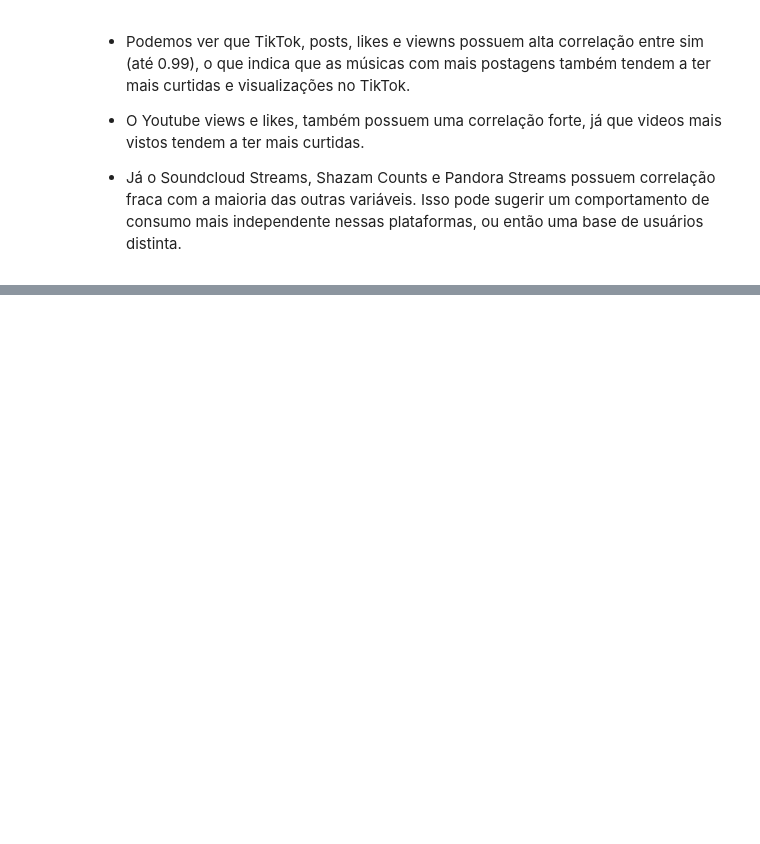
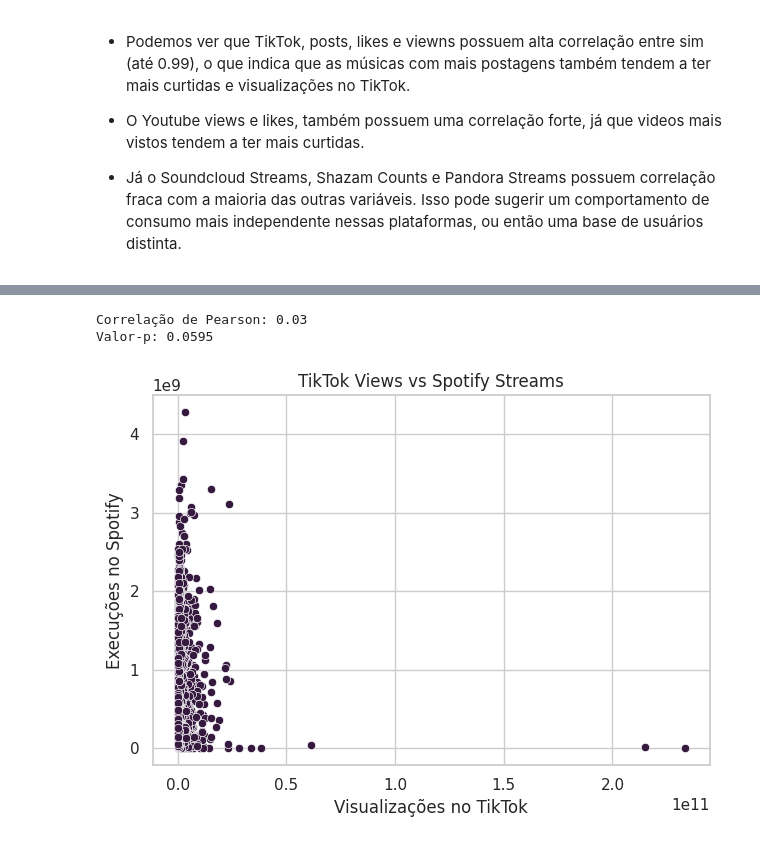
Before and after one commit to Hamashyach/AnaliseDados_projeto1, a Jupyter notebook: ProjetoMusicas.ipynb, the cells around one changed output, grey strips where cells are left out. Drawn from its saved outputs; the diff is of its cells as text; code cells hidden in the pictures; blank space fills up the shorter version.

```diff
--- a/ProjetoMusicas.ipynb
+++ b/ProjetoMusicas.ipynb
@@ -531,0 +547,25 @@ plt.tight_layout()
+# %%
+# Hipótese 1
+x = df_limpo['TikTok Views']
+y = df_limpo['Spotify Streams']
+
+# Remove nulos para análise
+df_corr = df_limpo[['TikTok Views', 'Spotify Streams']].dropna()
+
+# Cálculo de correlação de Pearson
+corr, p_valor = pearsonr(df_corr['TikTok Views'], df_corr['Spotify Streams'])
+
+print(f"Correlação de Pearson: {corr:.2f}")
+print(f"Valor-p: {p_valor:.4f}")
+
+# Visualização
+sns.scatterplot(x='TikTok Views', y='Spotify Streams', data=df_corr)
+plt.title('TikTok Views vs Spotify Streams')
+plt.xlabel('Visualizações no TikTok')
+plt.ylabel('Execuções no Spotify')
+plt.tight_layout()
+plt.show()
+# %% [output]
+Correlação de Pearson: 0.03
+Valor-p: 0.0595
+[figure, added]
```
Also changed, not shown: parts of 22 cells of this notebook.
